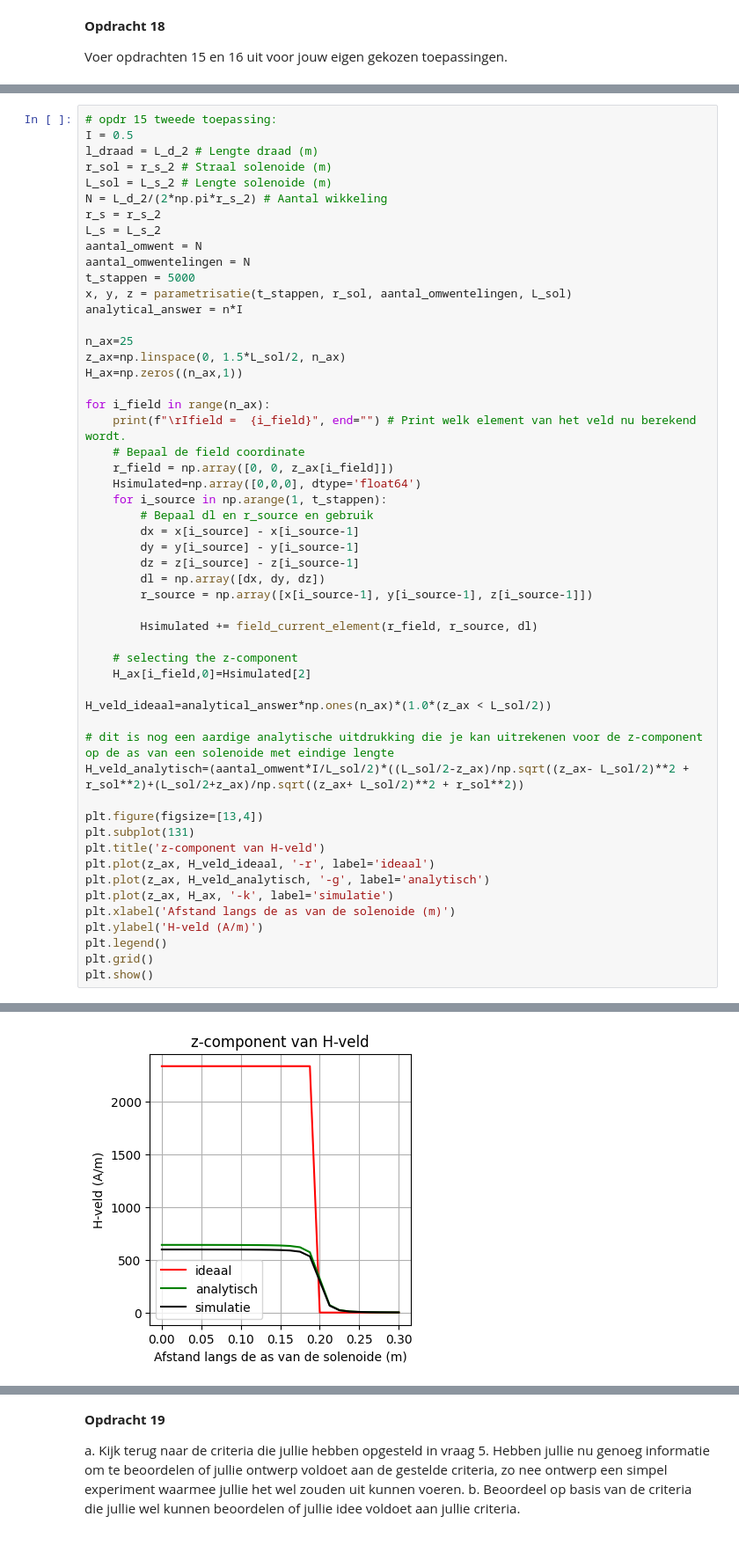
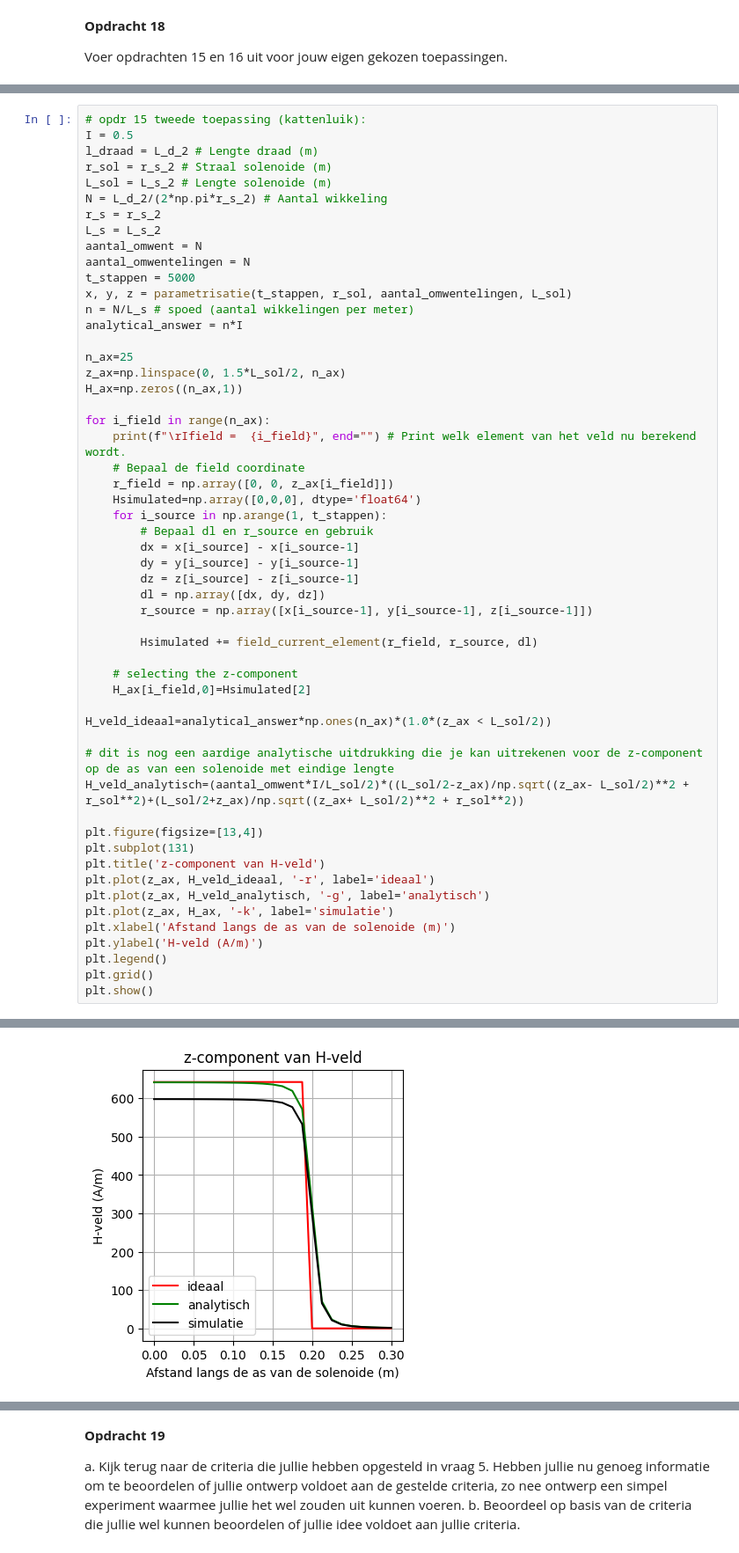
Before and after one commit to Xander1611/opdrachten-DEF-D-AB, a Jupyter notebook: 2KrachtactuatorOpdracht/2KrachtactuatorOpdracht/KrachtactuatorOpdracht.ipynb, the cells around one changed output, grey strips where cells are left out. Shown at 88% size. Drawn from its saved outputs; the diff is of its cells as text.

```diff
--- a/2KrachtactuatorOpdracht/2KrachtactuatorOpdracht/KrachtactuatorOpdracht.ipynb
+++ b/2KrachtactuatorOpdracht/2KrachtactuatorOpdracht/KrachtactuatorOpdracht.ipynb
@@ -700,7 +711,7 @@ plt.ylim(-50,50)
 [figure]
 [figure]
 # %%
-# opdr 15 tweede toepassing:
+# opdr 15 tweede toepassing (kattenluik):
 I = 0.5
 l_draad = L_d_2 # Lengte draad (m)
 r_sol = r_s_2 # Straal solenoide (m)
@@ -712,6 +723,7 @@ aantal_omwent = N
 aantal_omwentelingen = N
 t_stappen = 5000
 x, y, z = parametrisatie(t_stappen, r_sol, aantal_omwentelingen, L_sol)
+n = N/L_s # spoed (aantal wikkelingen per meter)
 analytical_answer = n*I
 
 n_ax=25
@@ -727,32 +739,32 @@ for i_field in range(n_ax):
         # Bepaal dl en r_source en gebruik
         dx = x[i_source] - x[i_source-1]
         dy = y[i_source] - y[i_source-1]
         dz = z[i_source] - z[i_source-1]
         dl = np.array([dx, dy, dz])
         r_source = np.array([x[i_source-1], y[i_source-1], z[i_source-1]])
 
         Hsimulated += field_current_element(r_field, r_source, dl)
 
     # selecting the z-component
     H_ax[i_field,0]=Hsimulated[2]
 
 H_veld_ideaal=analytical_answer*np.ones(n_ax)*(1.0*(z_ax < L_sol/2))
 
 # dit is nog een aardige analytische uitdrukking die je kan uitrekenen voor de z-component op de as van een solenoide met eindige lengte
 H_veld_analytisch=(aantal_omwent*I/L_sol/2)*((L_sol/2-z_ax)/np.sqrt((z_ax- L_sol/2)**2 + r_sol**2)+(L_sol/2+z_ax)/np.sqrt((z_ax+ L_sol/2)**2 + r_sol**2))
 
 plt.figure(figsize=[13,4])
 plt.subplot(131)
 plt.title('z-component van H-veld')
 plt.plot(z_ax, H_veld_ideaal, '-r', label='ideaal')
 plt.plot(z_ax, H_veld_analytisch, '-g', label='analytisch')
 plt.plot(z_ax, H_ax, '-k', label='simulatie')
 plt.xlabel('Afstand langs de as van de solenoide (m)')
 plt.ylabel('H-veld (A/m)')
 plt.legend()
 plt.grid()
 plt.show()
 # %% [output]
 Ifield =  24
-[figure, old version]
+[figure, new version]
 # %%
```
Also changed, not shown: parts of 15 cells of this notebook.
